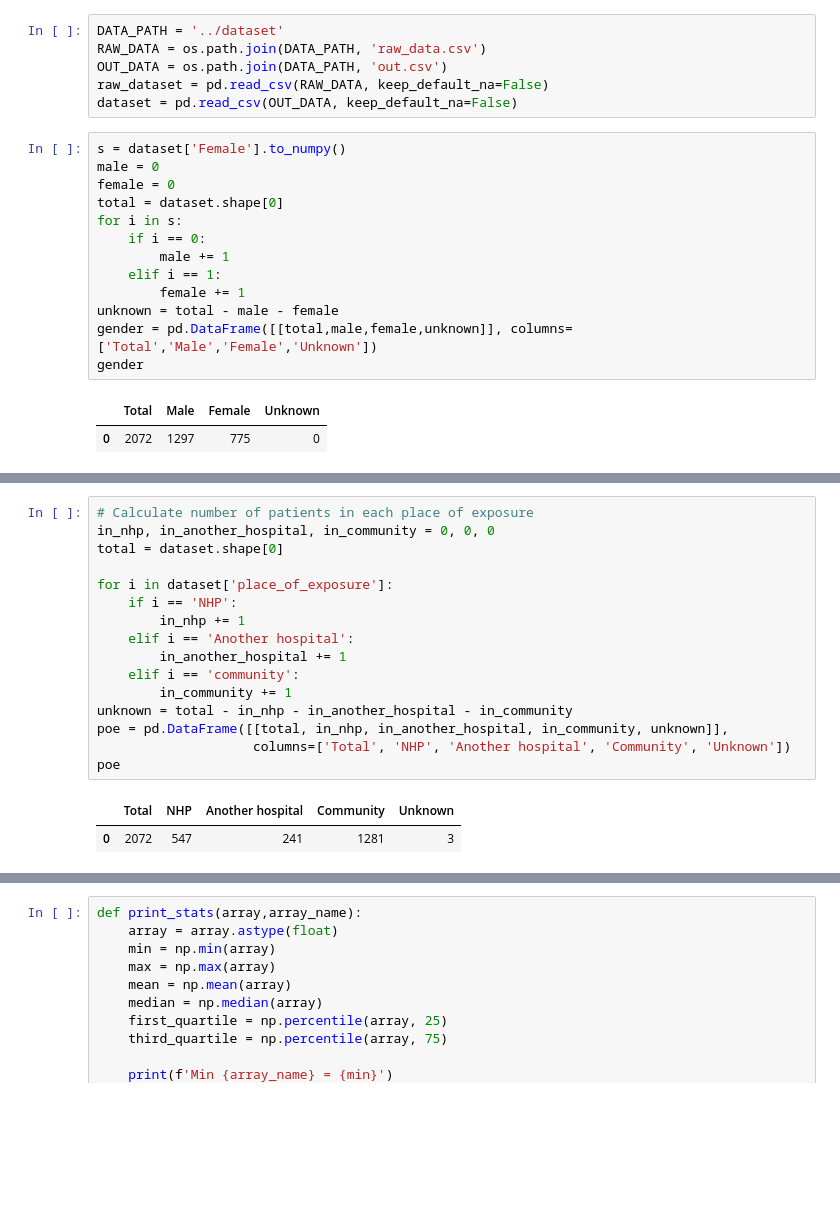
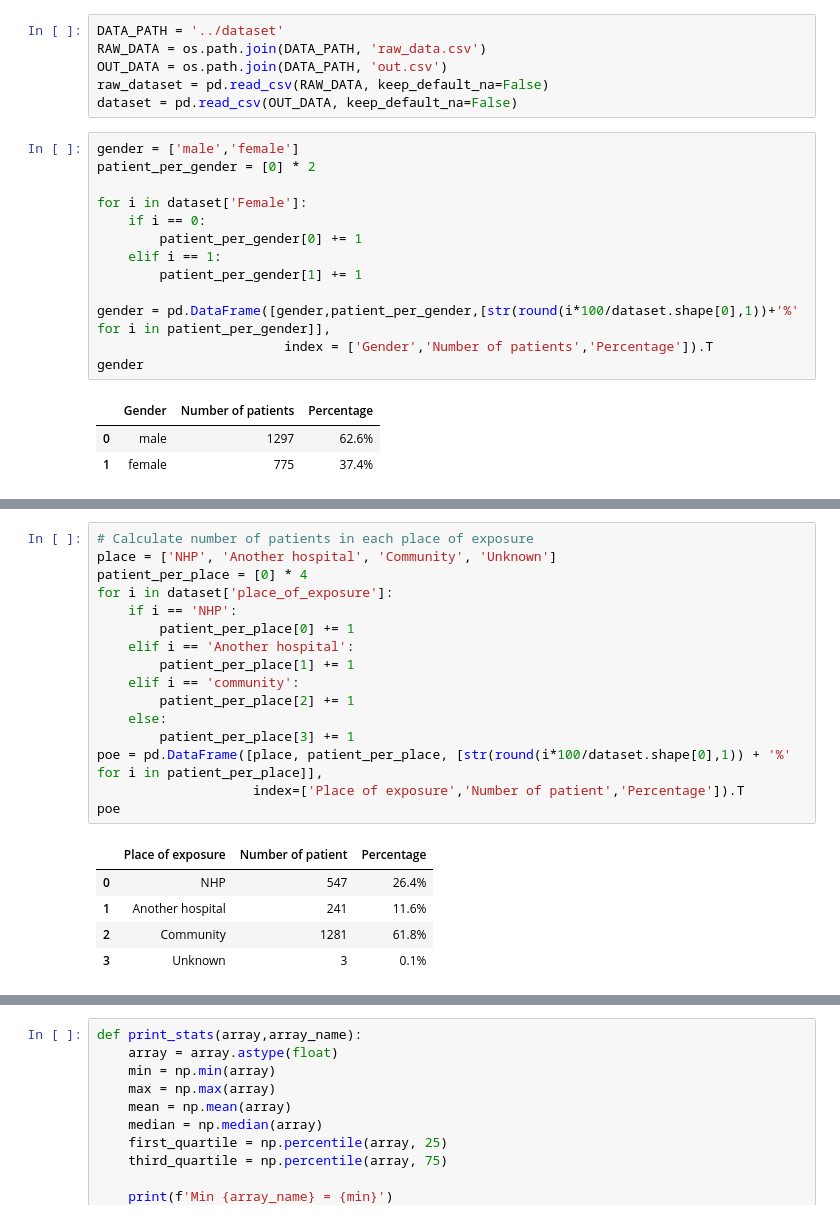
Before and after one commit to hung3a8/nhp-measles-analyse, a Jupyter notebook: Notebooks/analyze_data.ipynb, the cells around one changed output, grey strips where cells are left out. Cells and saved outputs as stored; diff of their text form; blank space fills up the shorter version.

```diff
--- a/Notebooks/analyze_data.ipynb
+++ b/Notebooks/analyze_data.ipynb
@@ -12,22 +12,23 @@ RAW_DATA = os.path.join(DATA_PATH, 'raw_data.csv')
 OUT_DATA = os.path.join(DATA_PATH, 'out.csv')
 raw_dataset = pd.read_csv(RAW_DATA, keep_default_na=False)
 dataset = pd.read_csv(OUT_DATA, keep_default_na=False)
-# %%
-s = dataset['Female'].to_numpy()
-male = 0
-female = 0
-total = dataset.shape[0]
-for i in s:
-    if i == 0:
-        male += 1
-    elif i == 1:
-        female += 1
-unknown = total - male - female
-gender = pd.DataFrame([[total,male,female,unknown]], columns=['Total','Male','Female','Unknown'])
-gender
-# %% [output]
-|  | Total | Male | Female | Unknown |
-| 0 | 2072 | 1297 | 775 | 0 |
+# %%
+gender = ['male','female']
+patient_per_gender = [0] * 2
+
+for i in dataset['Female']:
+    if i == 0:
+        patient_per_gender[0] += 1
+    elif i == 1:
+        patient_per_gender[1] += 1
+
+gender = pd.DataFrame([gender,patient_per_gender,[str(round(i*100/dataset.shape[0],1))+'%' for i in patient_per_gender]],
+                        index = ['Gender','Number of patients','Percentage']).T
+gender
+# %% [output]
+|  | Gender | Number of patients | Percentage |
+| 0 | male | 1297 | 62.6% |
+| 1 | female | 775 | 37.4% |
 # %%
 diseases = pd.DataFrame()
 def diseases_data(column_name):
@@ -66,23 +67,26 @@ diseases
 | 1 | 95 | 17 | 18 | 30 | 51 | ... |
 # %%
 # Calculate number of patients in each place of exposure
-in_nhp, in_another_hospital, in_community = 0, 0, 0
-total = dataset.shape[0]
-
+place = ['NHP', 'Another hospital', 'Community', 'Unknown']
+patient_per_place = [0] * 4
 for i in dataset['place_of_exposure']:
     if i == 'NHP':
-        in_nhp += 1
+        patient_per_place[0] += 1
     elif i == 'Another hospital':
-        in_another_hospital += 1
+        patient_per_place[1] += 1
     elif i == 'community':
-        in_community += 1
-unknown = total - in_nhp - in_another_hospital - in_community
-poe = pd.DataFrame([[total, in_nhp, in_another_hospital, in_community, unknown]],
-                    columns=['Total', 'NHP', 'Another hospital', 'Community', 'Unknown'])
+        patient_per_place[2] += 1
+    else:
+        patient_per_place[3] += 1
+poe = pd.DataFrame([place, patient_per_place, [str(round(i*100/dataset.shape[0],1)) + '%' for i in patient_per_place]],
+                    index=['Place of exposure','Number of patient','Percentage']).T
 poe
 # %% [output]
-|  | Total | NHP | Another hospital | Community | Unknown |
-| 0 | 2072 | 547 | 241 | 1281 | 3 |
+|  | Place of exposure | Number of patient | Percentage |
+| 0 | NHP | 547 | 26.4% |
+| 1 | Another hospital | 241 | 11.6% |
+| 2 | Community | 1281 | 61.8% |
+| 3 | Unknown | 3 | 0.1% |
 # %%
 vacc = dataset['Vaccination'].to_numpy(dtype=str)
 value_occurance = {}
```
Also changed, not shown: parts of 15 cells of this notebook, 1 other file.
